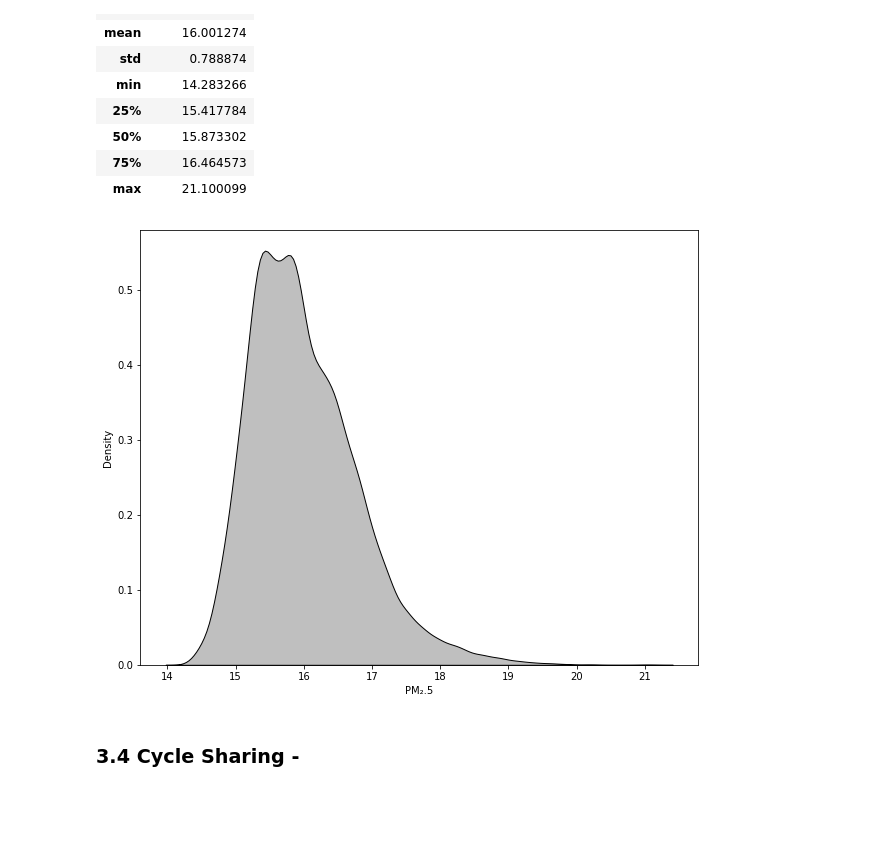
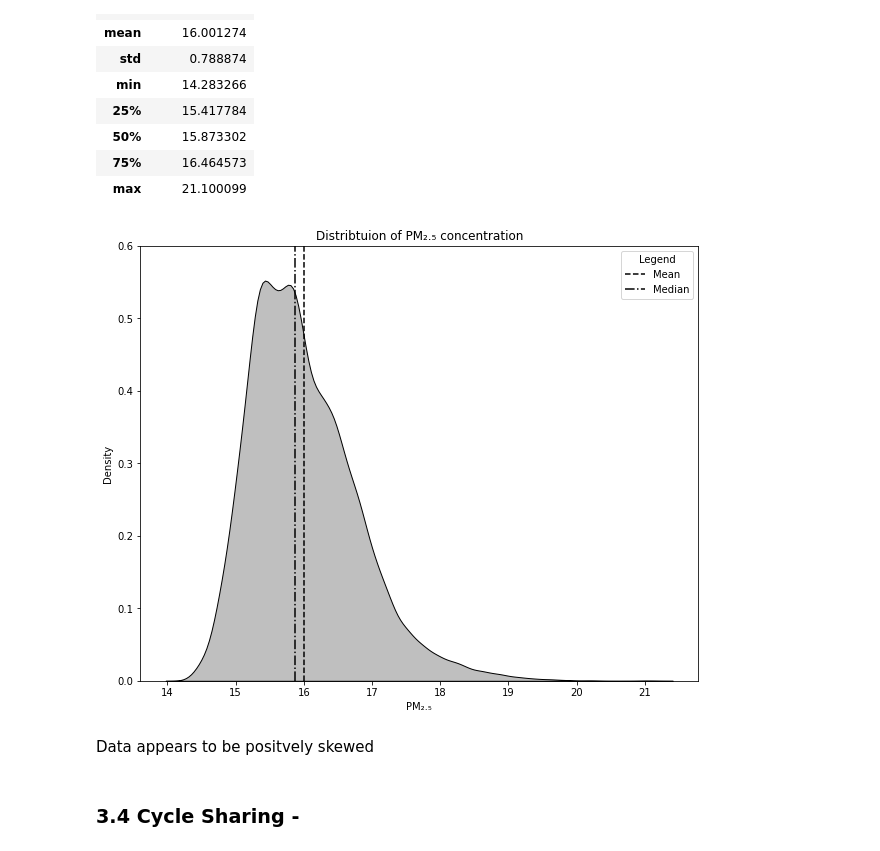
Before and after one commit to ZacharyP-E/qm_group25, a Jupyter notebook: qm_group_code.ipynb, the cells around one changed output. Drawn from its saved outputs; the diff is of its cells as text; code cells hidden in the pictures; blank space fills up the shorter version.

Commit message:
added figure folder and code for aq distributions

```diff
--- a/qm_group_code.ipynb
+++ b/qm_group_code.ipynb
@@ -164,10 +191,18 @@ aq_df.describe()
 # %%
 fig, ax = plt.subplots(1, figsize=(10,8))
 sns.kdeplot(aq_df["PM252013me"], ax=ax, color="black", shade=True)
-plt.xlabel("PM\u2082.5")
+plt.xlabel("PM\u2082.\u2085")
+plt.vlines(aq_df["PM252013me"].mean(), 0, 0.65, linestyle="--", color="black", label="Mean")
+plt.vlines(aq_df["PM252013me"].median(), 0, 0.65, linestyle="-.", color="black", label="Median")
+plt.legend(title="Legend")
+plt.title("Distribtuion of PM\u2082.\u2085 concentration")
+plt.ylim(0,0.60)
+plt.savefig("figures/aq_kdeplot.png", dpi=300, facecolor="white", bbox_inches="tight")
 plt.show()
 # %% [output]
-[figure, old version]
+[figure, new version]
+# %% [markdown]
+Data appears to be positvely skewed
 # %% [markdown]
 ### 3.4 Cycle Sharing -
 # %% [markdown]
```
Also changed, not shown: parts of 4 cells of this notebook, 1 other file.
